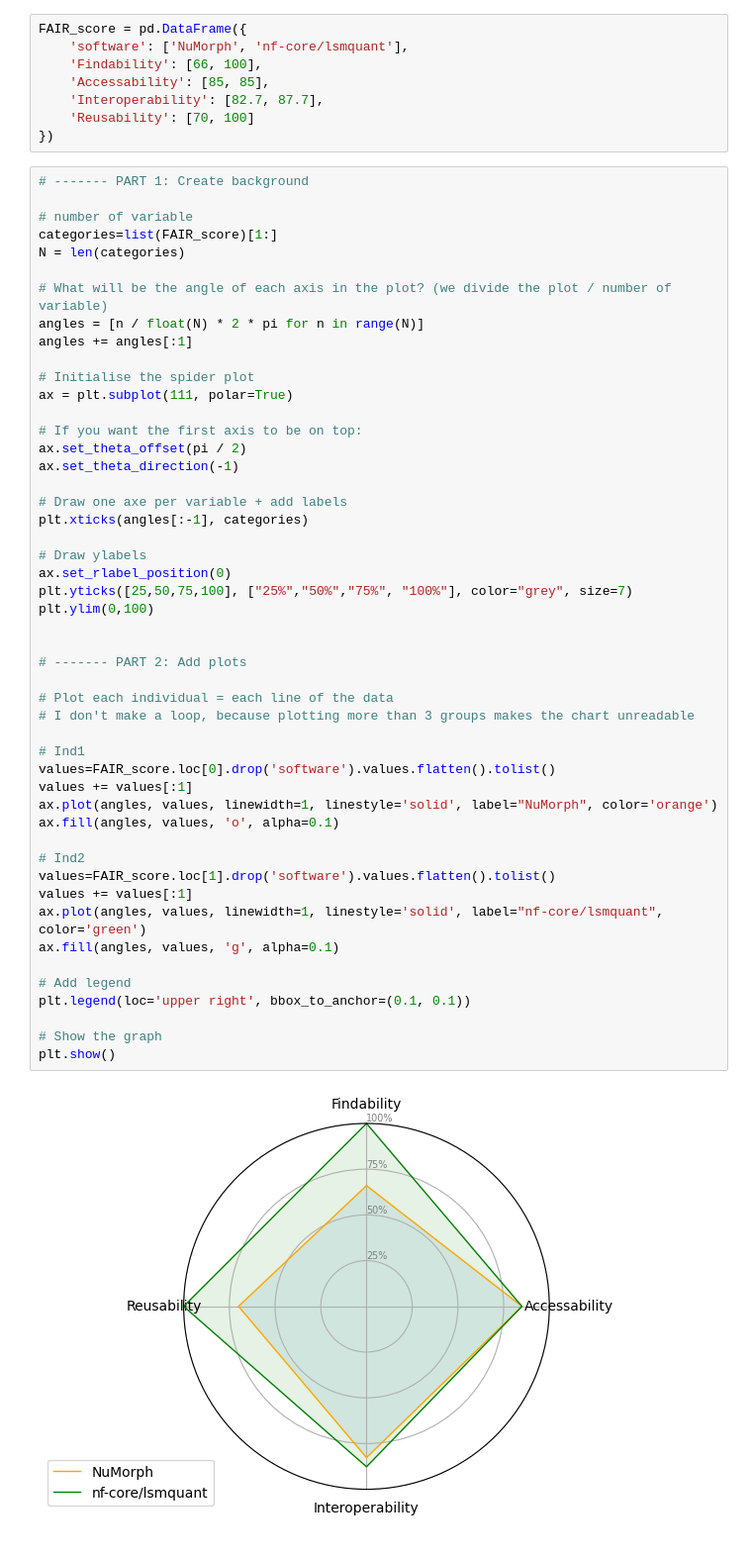
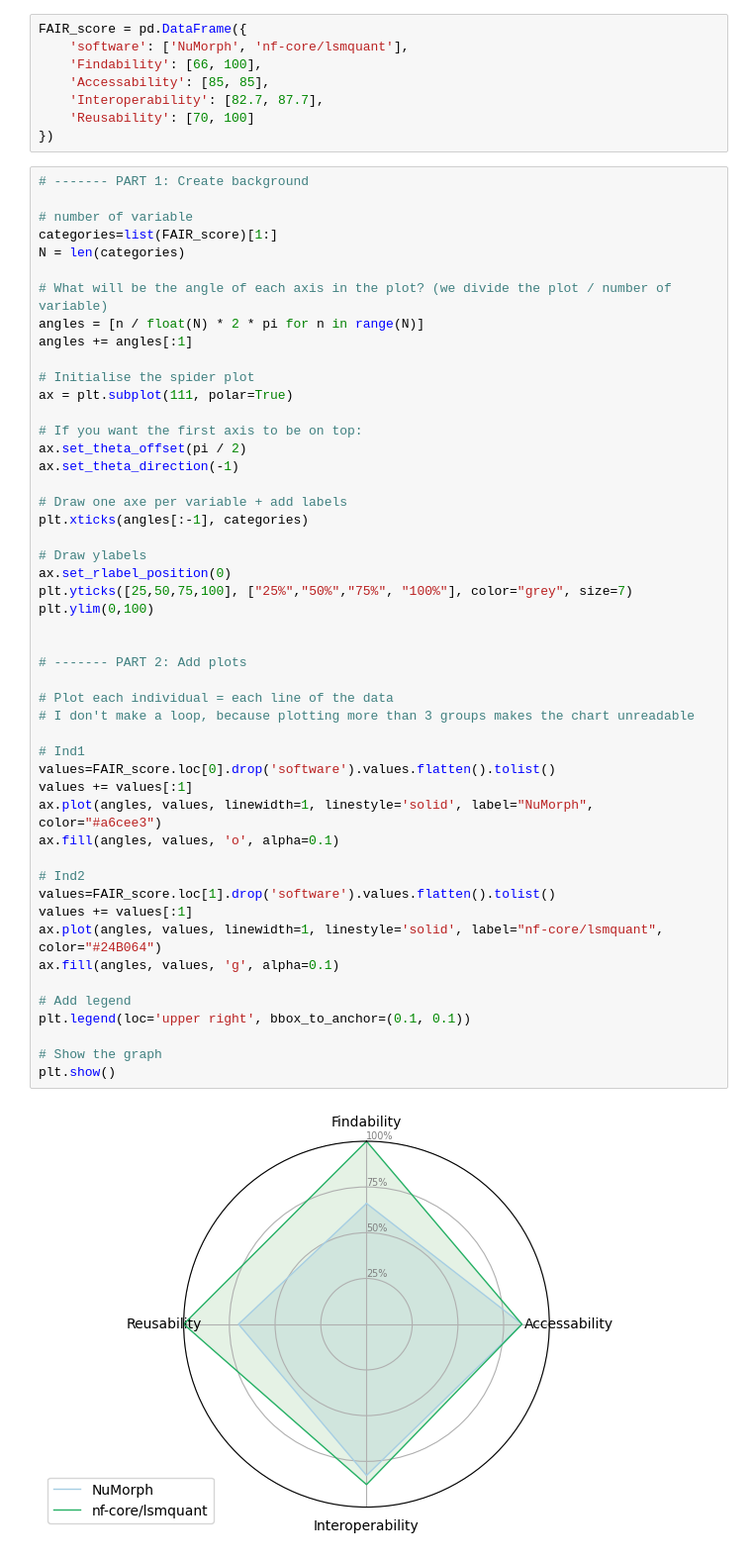
Before and after one commit to CaroAMN/rescue_orphan_code_results, a Jupyter notebook: resource_usage/scaling_results.ipynb, the cells around one changed output. Shown at 99% size. Cells and saved outputs as stored; diff of their text form.

```diff
--- a/resource_usage/scaling_results.ipynb
+++ b/resource_usage/scaling_results.ipynb
@@ -960,33 +916,33 @@ ax.set_theta_direction(-1)
 # Draw one axe per variable + add labels
 plt.xticks(angles[:-1], categories)
 
 # Draw ylabels
 ax.set_rlabel_position(0)
 plt.yticks([25,50,75,100], ["25%","50%","75%", "100%"], color="grey", size=7)
 plt.ylim(0,100)
 
 
 # ------- PART 2: Add plots
 
 # Plot each individual = each line of the data
 # I don't make a loop, because plotting more than 3 groups makes the chart unreadable
 
 # Ind1
 values=FAIR_score.loc[0].drop('software').values.flatten().tolist()
 values += values[:1]
-ax.plot(angles, values, linewidth=1, linestyle='solid', label="NuMorph", color='orange')
+ax.plot(angles, values, linewidth=1, linestyle='solid', label="NuMorph", color="#a6cee3")
 ax.fill(angles, values, 'o', alpha=0.1)
 
 # Ind2
 values=FAIR_score.loc[1].drop('software').values.flatten().tolist()
 values += values[:1]
-ax.plot(angles, values, linewidth=1, linestyle='solid', label="nf-core/lsmquant", color='green')
+ax.plot(angles, values, linewidth=1, linestyle='solid', label="nf-core/lsmquant", color="#24B064")
 ax.fill(angles, values, 'g', alpha=0.1)
 
 # Add legend
 plt.legend(loc='upper right', bbox_to_anchor=(0.1, 0.1))
 
 # Show the graph
 plt.show()
 # %% [output]
-[figure, old version]
+[figure, new version]
```
Also changed, not shown: parts of 13 cells of this notebook, 6 other files.
